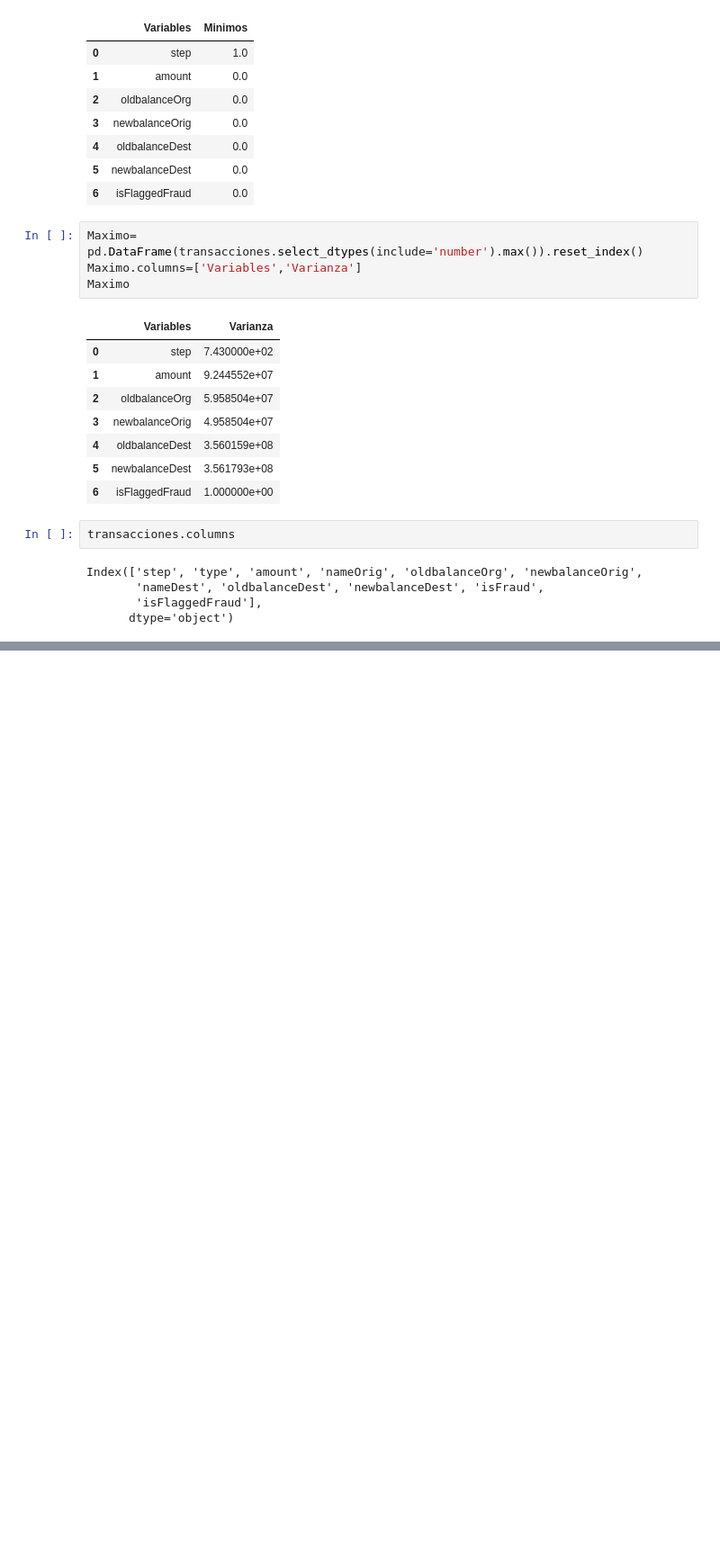
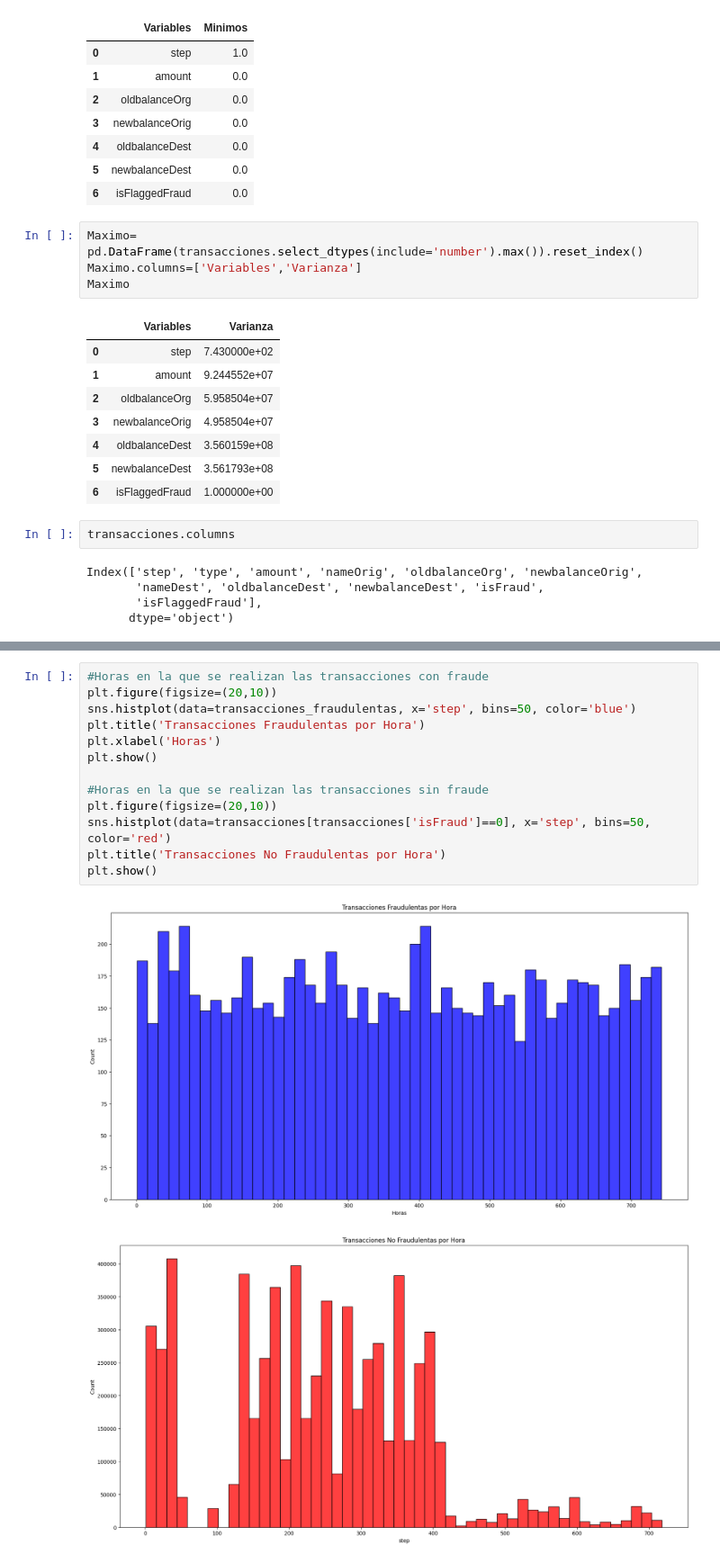
Before and after one commit to Isaias951017/Trabajo-Final-1, a Jupyter notebook: Notebook/analisis.ipynb, the cells around one changed output, grey strips where cells are left out. Shown at 90% size. Cells and saved outputs as stored; diff of their text form; blank space fills up the shorter version.

```diff
--- a/Notebook/analisis.ipynb
+++ b/Notebook/analisis.ipynb
@@ -287,0 +336,16 @@ Index(['step', 'type', 'amount', 'nameOrig', 'oldbalanceOrg', 'newbalanceOrig',
+# %%
+#Horas en la que se realizan las transacciones con fraude
+plt.figure(figsize=(20,10))
+sns.histplot(data=transacciones_fraudulentas, x='step', bins=50, color='blue')
+plt.title('Transacciones Fraudulentas por Hora')
+plt.xlabel('Horas')
+plt.show()
+
+#Horas en la que se realizan las transacciones sin fraude
+plt.figure(figsize=(20,10))
+sns.histplot(data=transacciones[transacciones['isFraud']==0], x='step', bins=50, color='red')
+plt.title('Transacciones No Fraudulentas por Hora')
+plt.show()
+# %% [output]
+[figure, added]
+[figure, added]
```
Also changed, not shown: parts of 11 cells of this notebook.
